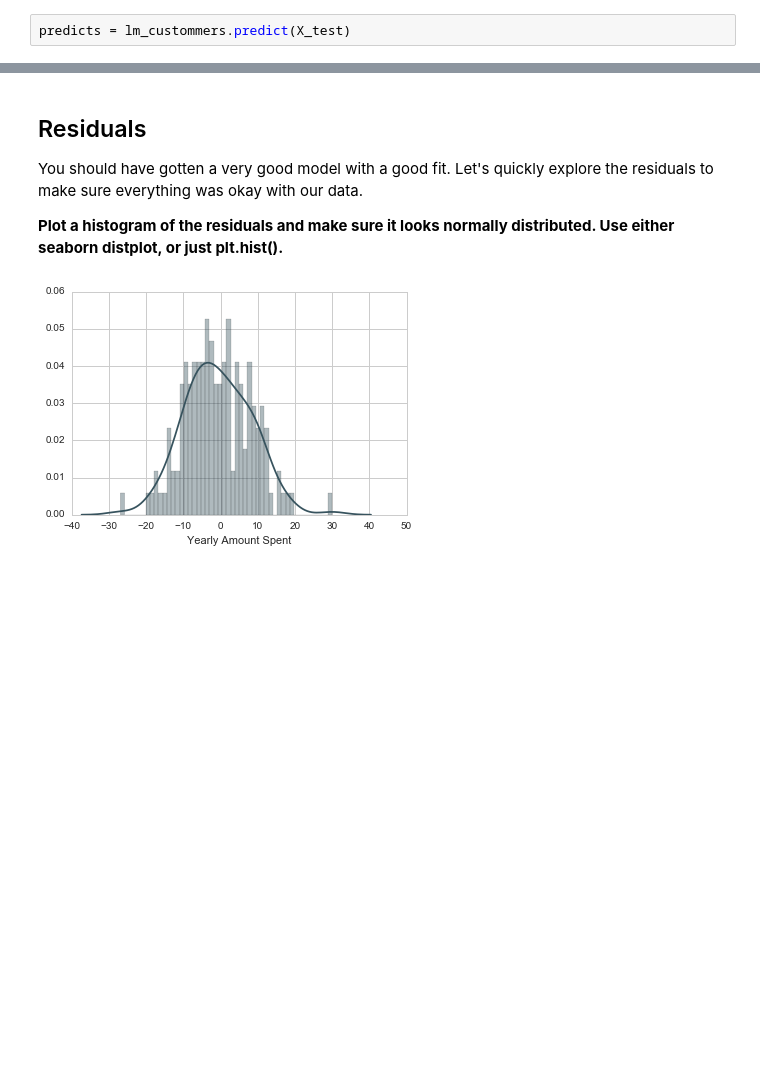
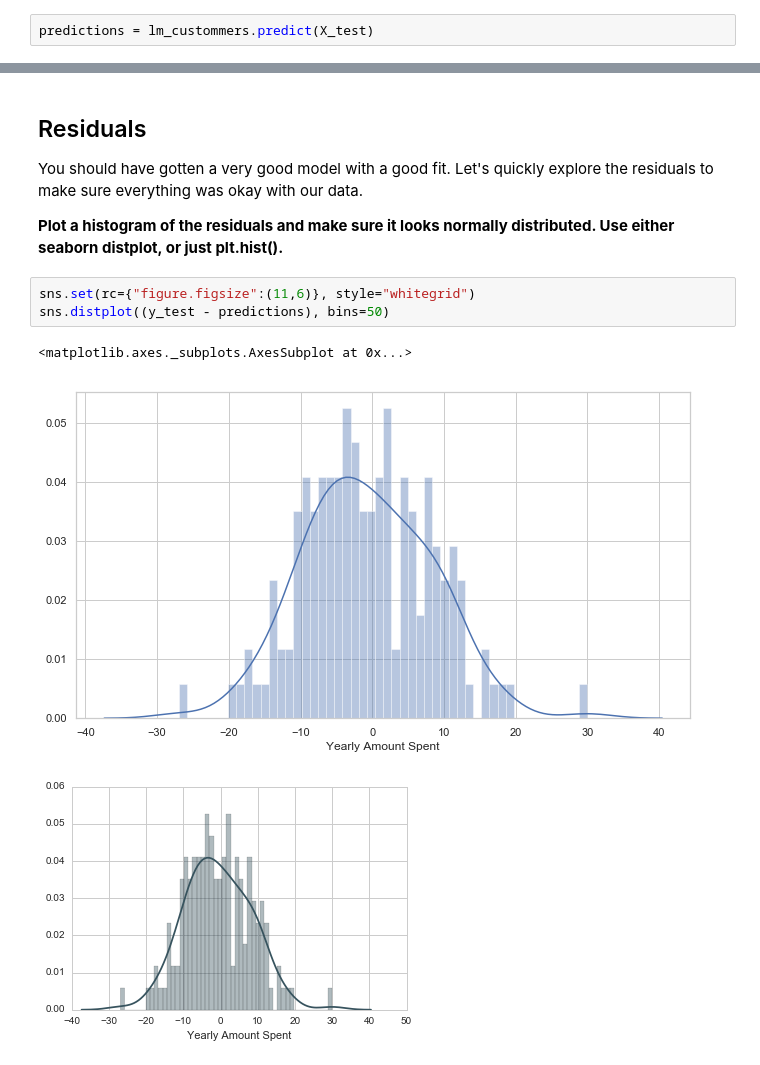
Before and after one commit to hmajr/linear-regression_study, a Jupyter notebook: LinearRegression.ipynb, the cells around one changed output, grey strips where cells are left out. Cells and saved outputs as stored; diff of their text form; blank space fills up the shorter version.

```diff
--- a/LinearRegression.ipynb
+++ b/LinearRegression.ipynb
@@ -258,7 +258,7 @@ Now that we have fit our model, let's evaluate its performance by predicting off
 
 ** Use lm.predict() to predict off the X_test set of the data.**
 # %%
-predicts = lm_custommers.predict(X_test)
+predictions = lm_custommers.predict(X_test)
 # %% [markdown]
 ** Create a scatterplot of the real test values versus the predicted values. **
 # %%
@@ -297,6 +297,12 @@ RMSE: 8.93381506698
 You should have gotten a very good model with a good fit. Let's quickly explore the residuals to make sure everything was okay with our data.
 
 **Plot a histogram of the residuals and make sure it looks normally distributed. Use either seaborn distplot, or just plt.hist().**
+# %%
+sns.set(rc={"figure.figsize":(11,6)}, style="whitegrid")
+sns.distplot((y_test - predictions), bins=50)
+# %% [output]
+<matplotlib.axes._subplots.AxesSubplot at 0x...>
+[figure, added]
 # %%
 # %% [output]
 [figure]
```
Also changed, not shown: parts of 3 cells of this notebook.
